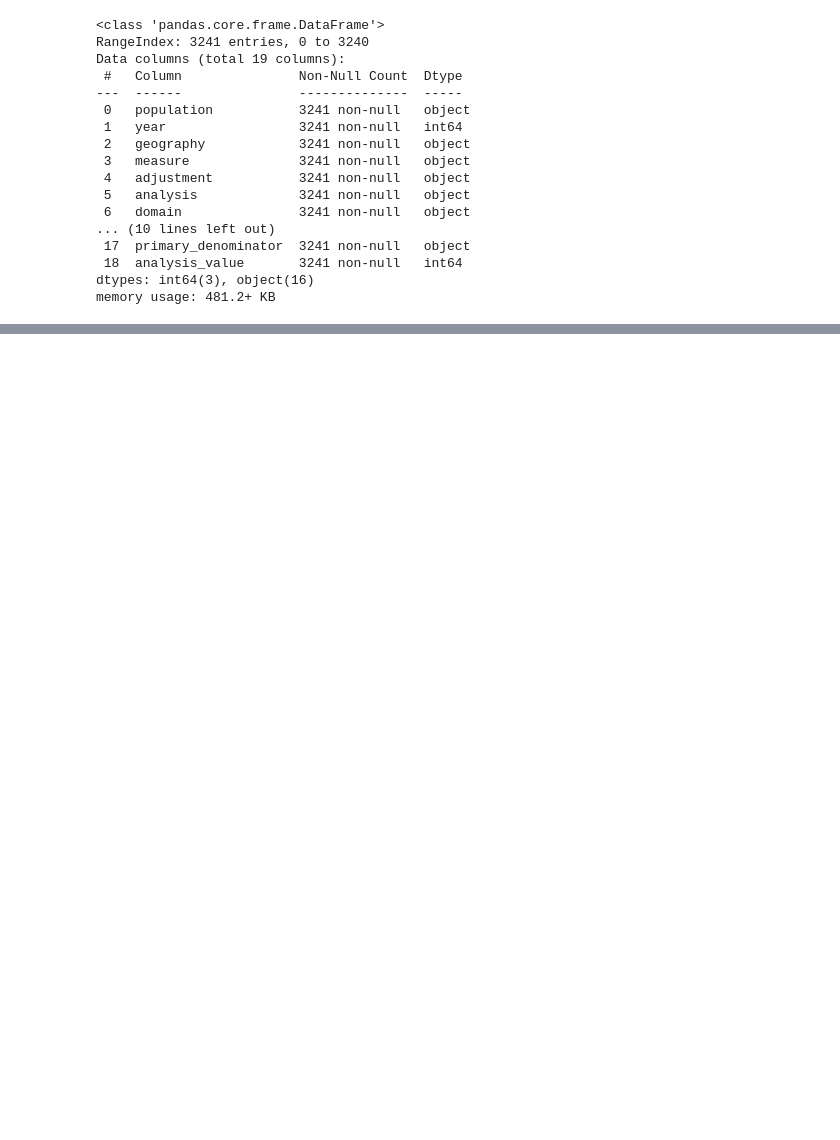
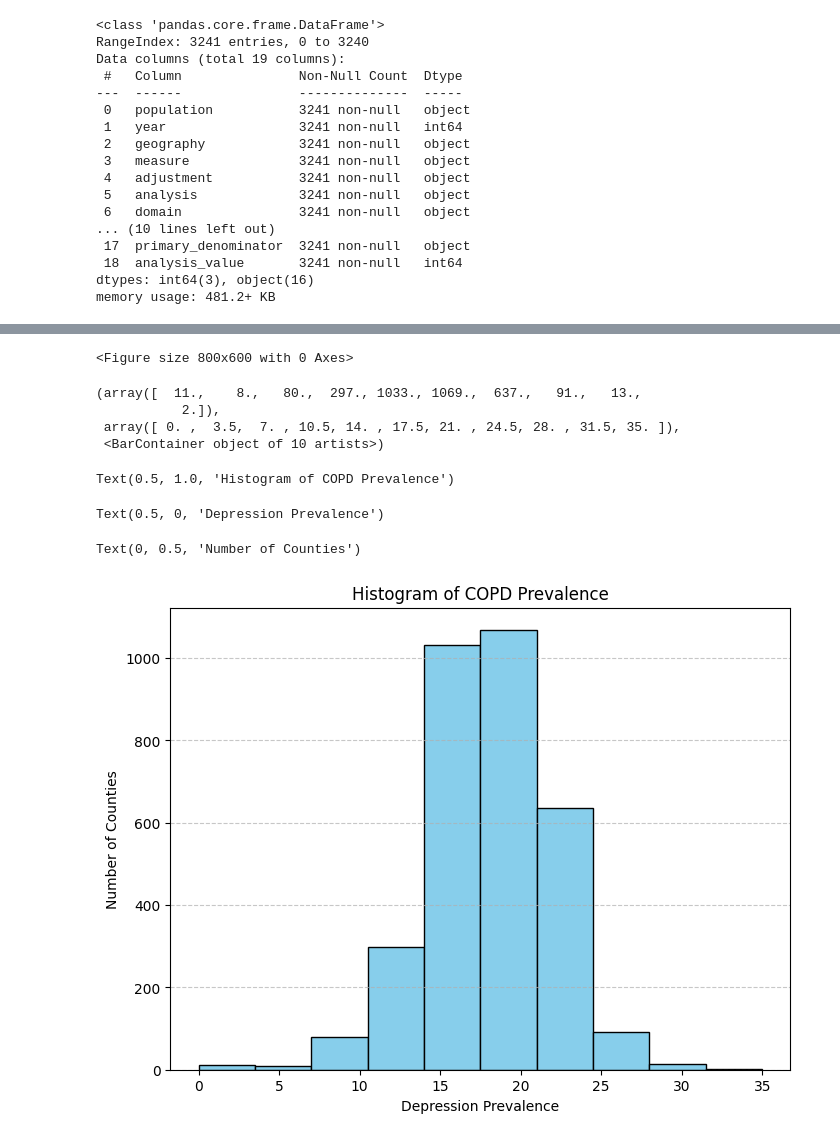
Before and after one commit to EZags/Milliman-Project-2025, a Jupyter notebook: 1_Data_Import_Clean.ipynb, the cells around one changed output, grey strips where cells are left out. Saved outputs shown, nothing was run; the diff lists cells and outputs as text; code cells hidden in the pictures; blank space fills up the shorter version.

```diff
--- a/1_Data_Import_Clean.ipynb
+++ b/1_Data_Import_Clean.ipynb
@@ -38,3 +39,13 @@ Data columns (total 19 columns):
  18  analysis_value       3241 non-null   int64
 dtypes: int64(3), object(16)
 memory usage: 481.2+ KB
+# %%
+#Remove unnecessary columns in the depression prevalence DataFrame
+depression_prevalence.rename(columns={
+    'analysis_value' : "dep_prevalence",
+}, inplace=True)
+depression_prevalence = depression_prevalence[['year','measure','condition','fips','county','state','dep_prevalence']]
+depression_prevalence['fips'] = depression_prevalence['fips'].astype(str).str.zfill(5)
+
+print(depression_prevalence.shape[0])
+depression_prevalence.head(15)
@@ -40,0 +70,19 @@ memory usage: 481.2+ KB
+# %%
+# Plot the histogram of depression_prevalence
+plt.figure(figsize=(8, 6))  # Set figure size
+plt.hist(depression_prevalence["dep_prevalence"], bins=10, color="skyblue", edgecolor="black")
+plt.title("Histogram of COPD Prevalence")
+plt.xlabel("Depression Prevalence")
+plt.ylabel("Number of Counties")
+plt.grid(axis="y", linestyle="--", alpha=0.7)  # Optional grid for clarity
+plt.show()
+# %% [output]
+<Figure size 800x600 with 0 Axes>
+(array([  11.,    8.,   80.,  297., 1033., 1069.,  637.,   91.,   13.,
+           2.]),
+ array([ 0. ,  3.5,  7. , 10.5, 14. , 17.5, 21. , 24.5, 28. , 31.5, 35. ]),
+ <BarContainer object of 10 artists>)
+Text(0.5, 1.0, 'Histogram of COPD Prevalence')
+Text(0.5, 0, 'Depression Prevalence')
+Text(0, 0.5, 'Number of Counties')
+[figure, added]
```
Also changed, not shown: parts of 2 cells of this notebook.
